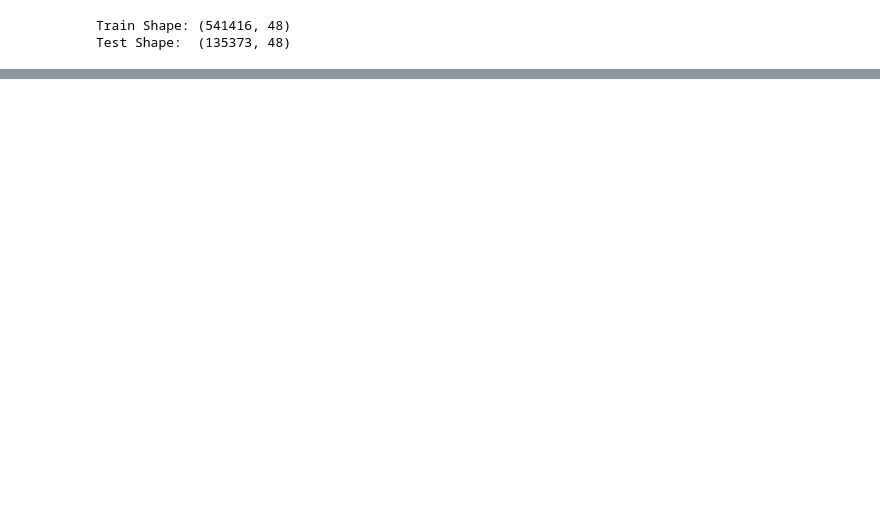
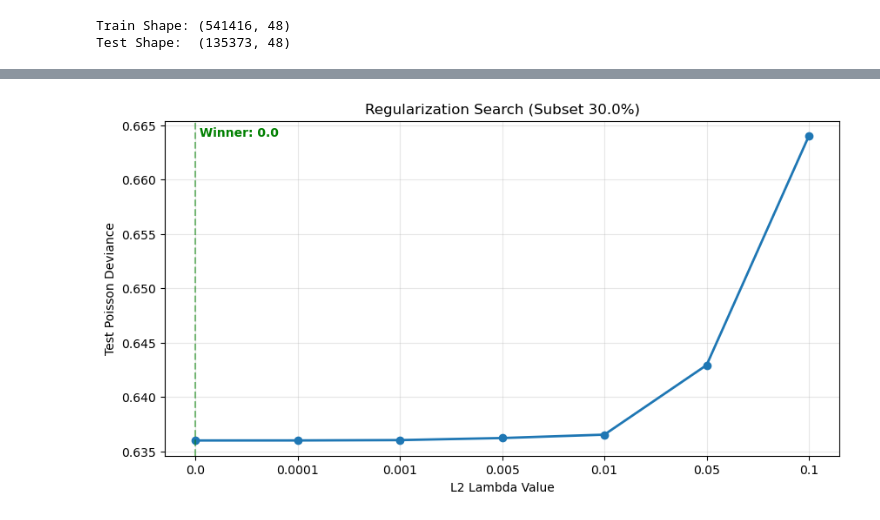
Before and after one commit to EKorczakitu/Clustered-Together, a Jupyter notebook: notebooks/03_Method2_NeuralNet part 1.ipynb, the cells around one changed output, grey strips where cells are left out. Cells and saved outputs as stored; diff of their text form; code cells hidden in the pictures; blank space fills up the shorter version.

```diff
--- a/notebooks/03_Method2_NeuralNet part 1.ipynb
+++ b/notebooks/03_Method2_NeuralNet part 1.ipynb
@@ -41,8 +51,9 @@ Test Shape:  (135373, 48)
 # %%
 import numpy as np
+SEED = 7
 
 class NeuralNetPoisson:
-    def __init__(self, input_dim, hidden_dims=[8, 4],l2_reg=0.01, seed=42):
+    def __init__(self, input_dim, hidden_dims=[64,32],l2_reg=0.01, seed=SEED):
         """
         input_dim: Number of features (41 in your case)
         hidden_dims: List of neurons for hidden layers
@@ -133,6 +144,7 @@ class NeuralNetPoisson:
 
         return core_loss + reg_loss
 
+
     def backward(self, X, y_true, y_pred, w, cache):
         """
         Calculates gradients for all parameters.
@@ -156,10 +168,11 @@ class NeuralNetPoisson:
         for i in range(n_layers, 0, -1):
             # Previous layer activation (if i=1, prev is Input X)
             A_prev = X if i == 1 else cache[f'A{i-1}']
+            W = self.params[f'W{i}']
 
             # Gradients for Weights and Biases
             # dW = A_prev.T * dZ
-            dW = np.dot(A_prev.T, dZ)
+            dW = np.dot(A_prev.T, dZ) + (self.l2_reg * W)
             db = np.sum(dZ, axis=0, keepdims=True)
 
             grads[f'dW{i}'] = dW
@@ -169,13 +182,11 @@ class NeuralNetPoisson:
             # 2. Propagate error to previous layer (if not at input)
             # ----------------------------------------------
             if i > 1:
-                W = self.params[f'W{i}']
                 dA = np.dot(dZ, W.T)
 
                 # Derivative of ReLU: 1 if Z>0, else 0
                 Z_prev = cache[f'Z{i-1}']
                 dZ = dA * (Z_prev > 0)
-
         return grads
 
     def update_params_with_momentum(self, grads, learning_rate=0.001, beta=0.9):
@@ -203,0 +325,76 @@ class NeuralNetPoisson:
+# %%
+import matplotlib.pyplot as plt
+import numpy as np
+
+# --- SPEED CONFIGURATION ---
+TUNING_PCT = 0.30      # Use only 30% of data for tuning (Massive speedup)
+TUNING_BATCH = 4096    # Larger batch size = fewer loop iterations = faster
+TUNING_EPOCHS = 10     # 10 epochs is enough to differentiate lambdas
+
+# 1. Create a fixed subset for fair comparison
+# We do this ONCE so all lambdas see the exact same random subset
+N_subset = int(X_train.shape[0] * TUNING_PCT)
+np.random.seed(7) # Ensure reproducibility
+subset_idx = np.random.choice(X_train.shape[0], N_subset, replace=False)
+
+X_tune = X_train[subset_idx]
+y_tune = y_train[subset_idx]
+w_tune = w_train[subset_idx]
+
+print(f"--- Fast Tuning on {N_subset} samples ({TUNING_PCT*100}%) ---")
+
+# 2. Define the Lambdas
+lambdas = [0.0, 0.0001, 0.001, 0.005, 0.01, 0.05, 0.1]
+BEST_DIMS = [512, 256, 128]
+
+results_reg = []
+reg_names = []
+
+for lam in lambdas:
+    print(f"Testing Lambda={lam}...", end=" ")
+
+    # Initialize Model
+    model = NeuralNetPoisson(
+        input_dim=X_tune.shape[1],
+        hidden_dims=BEST_DIMS,
+        l2_reg=lam,
+        seed=7
+    )
+
+    # Train (Faster loop)
+    for epoch in range(TUNING_EPOCHS):
+        indices = np.arange(X_tune.shape[0])
+        np.random.shuffle(indices)
+
+        # Larger batch step
+        for start_idx in range(0, X_tune.shape[0], TUNING_BATCH):
+            end_idx = min(start_idx + TUNING_BATCH, X_tune.shape[0])
+            idx = indices[start_idx:end_idx]
+
+            y_p, cache = model.forward(X_tune[idx])
+            grads = model.backward(X_tune[idx], y_tune[idx], y_p, w_tune[idx], cache)
+            model.update_params_with_momentum(grads, learning_rate=0.01)
+
+    # Evaluate on FULL Test Set
+    # (Prediction is fast, so use the full test set for accuracy)
+    y_pred_val, _ = model.forward(X_test)
+    dev = poisson_deviance(y_test, y_pred_val, w_test)
+
+    print(f"Deviance={dev:.5f}")
+    results_reg.append(dev)
+    reg_names.append(str(lam))
+
+# --- VISUALIZATION ---
+plt.figure(figsize=(10, 5))
+plt.plot(reg_names, results_reg, marker='o', linestyle='-', linewidth=2)
+best_idx = np.argmin(results_reg)
+plt.axvline(best_idx, color='green', linestyle='--', alpha=0.5)
+plt.text(best_idx, max(results_reg), f" Winner: {reg_names[best_idx]}", color='green', fontweight='bold')
+plt.title(f"Regularization Search (Subset {TUNING_PCT*100}%)")
+plt.xlabel("L2 Lambda Value")
+plt.ylabel("Test Poisson Deviance")
+plt.grid(True, alpha=0.3)
+plt.show()
+
+print(f"Best Lambda: {lambdas[best_idx]}")
+# %% [output]
@@ -203,0 +409 @@ class NeuralNetPoisson:
+[figure, added]
```
Also changed, not shown: parts of 11 cells of this notebook.
